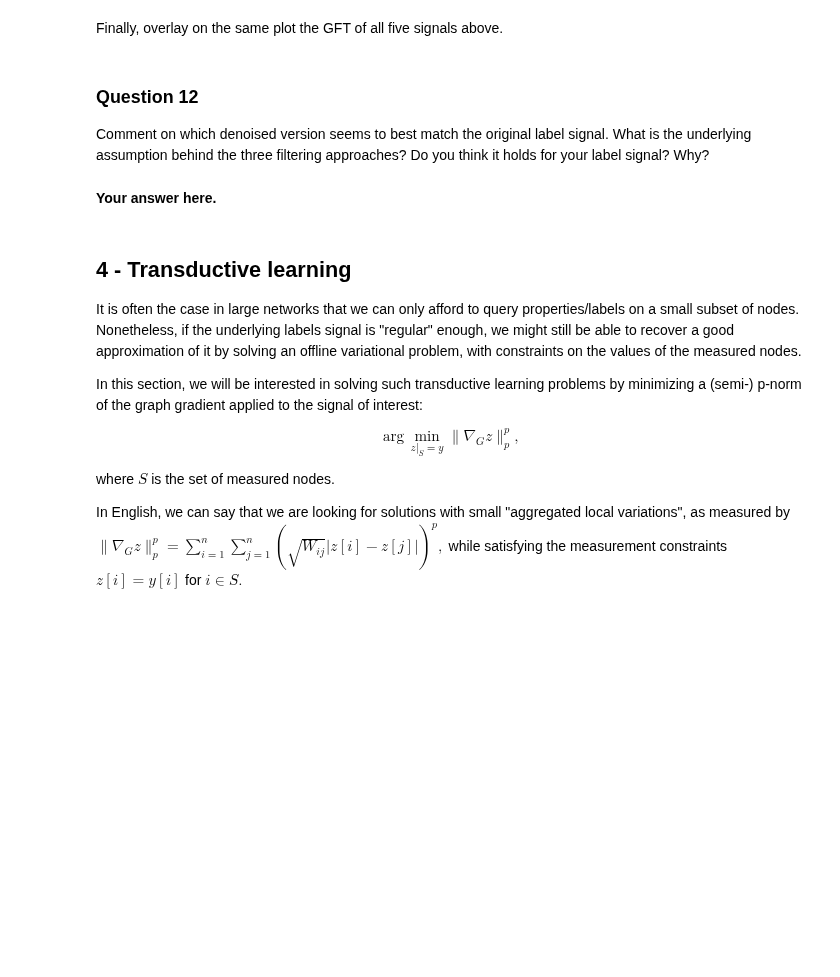
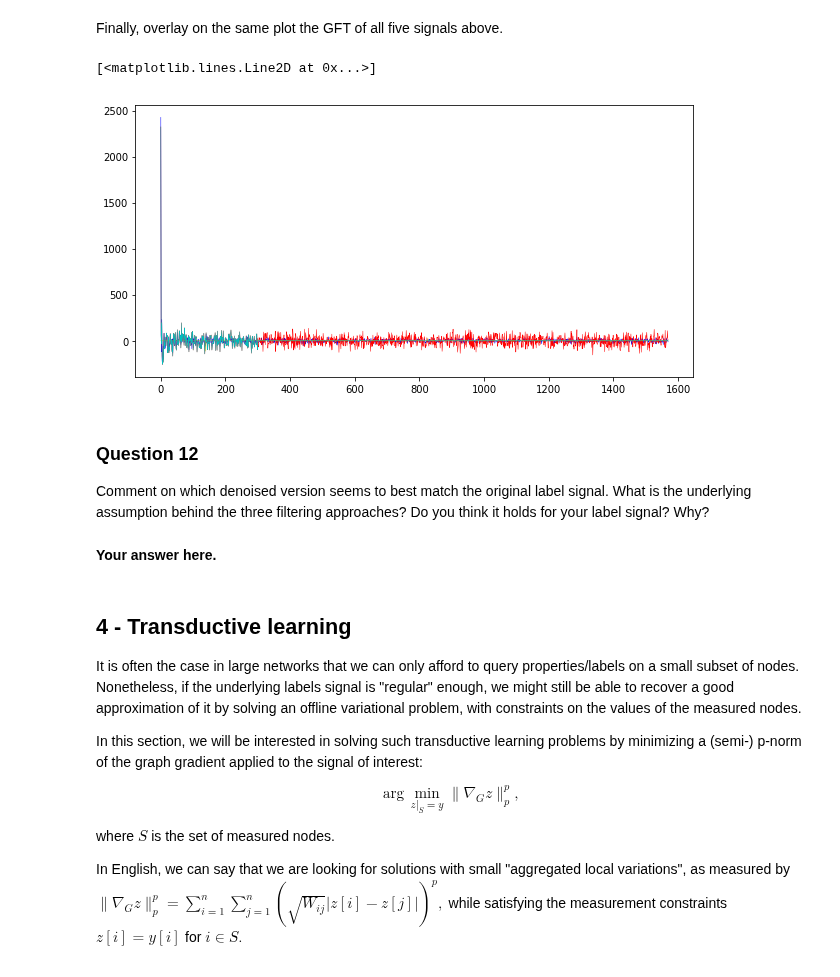
Before and after one commit to vndk36/Project_ntds2018, a Jupyter notebook: Milestone_4/4_Paul.ipynb, the cells around one changed output. Cells and saved outputs as stored; diff of their text form; code cells hidden in the pictures; blank space fills up the shorter version.

```diff
--- a/Milestone_4/4_Paul.ipynb
+++ b/Milestone_4/4_Paul.ipynb
@@ -440,3 +467,14 @@ Finally, overlay on the same plot the GFT of all five signals above.
+# %%
+# Your code here.
+plt.figure(figsize=(10,5))
+plt.plot(GFT(labels[:,1]),'b',linewidth=0.5)
+plt.plot(GFT(noisy_measurements), 'r', linewidth=0.5)
+#plt.plot(GFT(z_heat_denoised))
+plt.plot(GFT(z_inv_denoised), 'y', linewidth=0.5)
+plt.plot(GFT(z_rect_denoised), 'c', linewidth=0.5)
+# %% [output]
+[<matplotlib.lines.Line2D at 0x...>]
+[figure, added]
 # %% [markdown]
 ### Question 12
 
```
Also changed, not shown: parts of 7 cells of this notebook.
